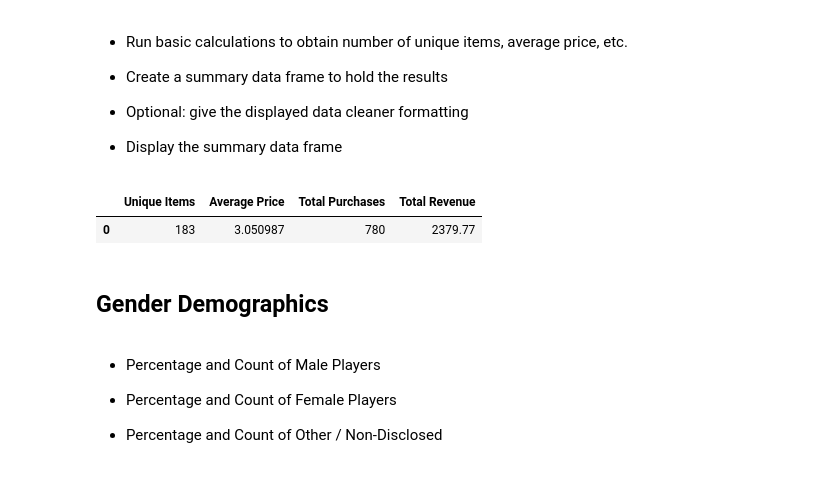
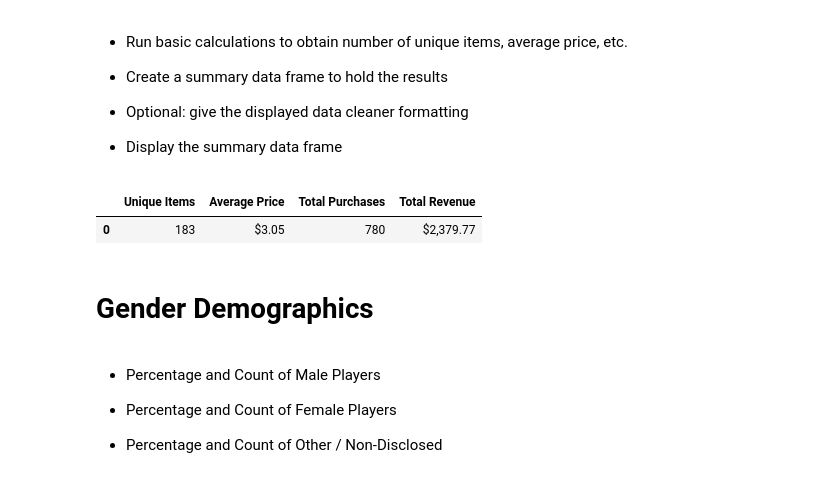
Before and after one commit to Drew4437/Pandas-Heroes-Of-Pymoli-Data-Analysis, a Jupyter notebook: HeroesOfPymoli_starter.ipynb, the cells around one changed output. Cells and saved outputs as stored; diff of their text form; code cells hidden in the pictures.

```diff
--- a/HeroesOfPymoli_starter.ipynb
+++ b/HeroesOfPymoli_starter.ipynb
@@ -49,21 +49,22 @@ purchase_data['SN'].nunique()
 # %%
 unique_items = purchase_data['Item ID'].nunique()
 average_price = purchase_data['Price'].mean()
 total_purchase = len(purchase_data)
 total_revenue = purchase_data['Price'].sum()
 total_revenue
 summerize_df = pd.DataFrame({
    "Unique Items": [unique_items],
    "Average Price": [average_price],
    "Total Purchases": [total_purchase],
    "Total Revenue": [total_revenue]
 })
+pd.options.display.float_format = '${:,.2f}'.format
 summerize_df
 # %% [output]
 |  | Unique Items | Average Price | Total Purchases | Total Revenue |
-| 0 | 183 | 3.050987 | 780 | 2379.77 |
+| 0 | 183 | $3.05 | 780 | $2,379.77 |
 # %% [markdown]
-## Gender Demographics
+# Gender Demographics
 # %% [markdown]
 * Percentage and Count of Male Players
 
```
Also changed, not shown: parts of 11 cells of this notebook.
